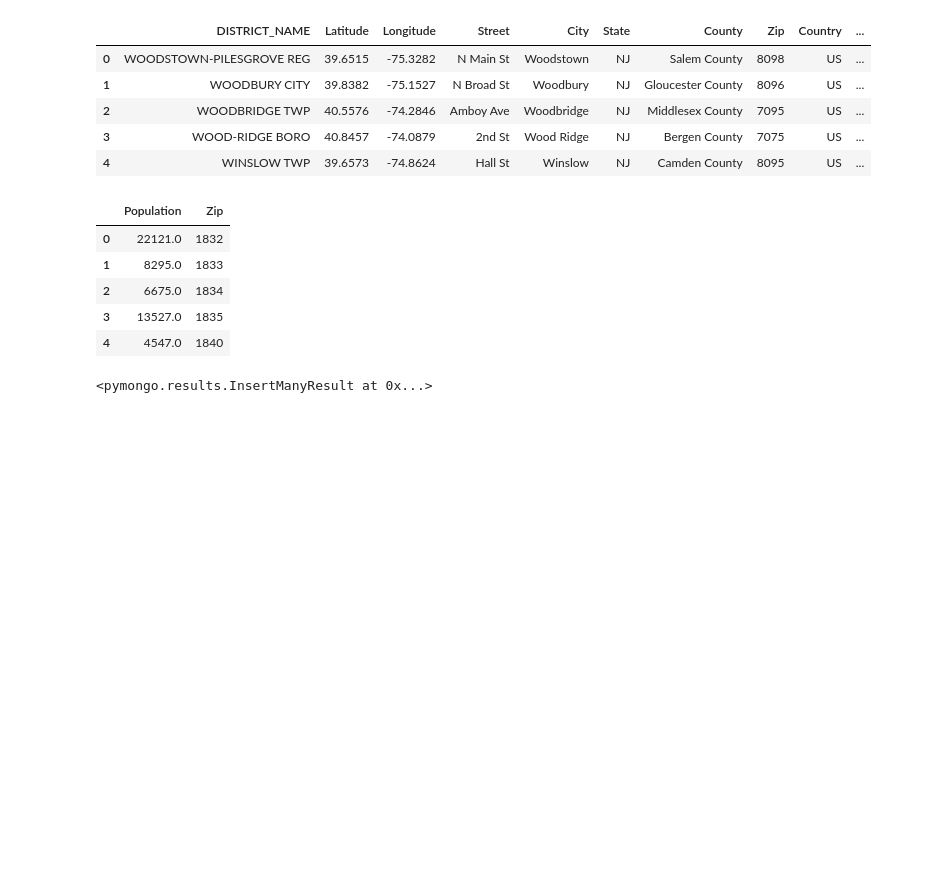
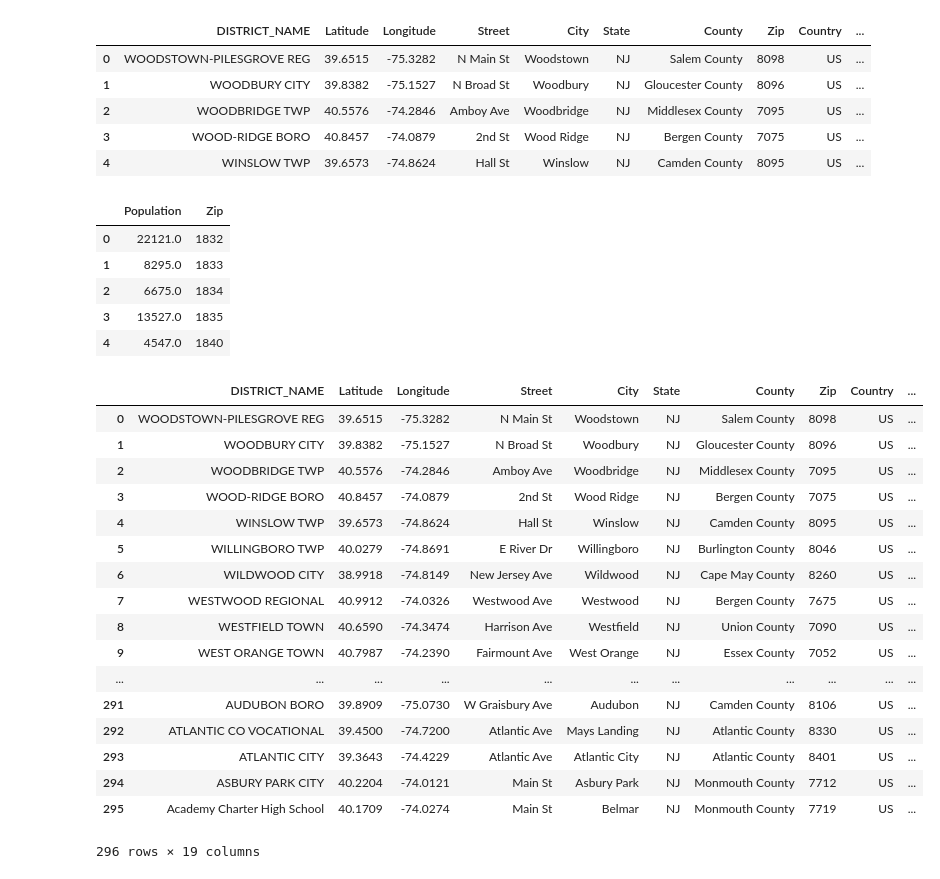
Before and after one commit to ramsun/nj-education, a Jupyter notebook: final_project.ipynb, the cells around one changed output. Cells and saved outputs as stored; diff of their text form; code cells hidden in the pictures; blank space fills up the shorter version.

```diff
--- a/final_project.ipynb
+++ b/final_project.ipynb
@@ -165,18 +167,42 @@ population_df.head()
 # %%
 result_df = pd.merge(census_df,
                 population_df,
                 how='left',
                 on='Zip'
                 )
+result_df
+# %% [output]
+|  | DISTRICT_NAME | Latitude | Longitude | Street | City | State | County | Zip | Country | ... |
+| 0 | WOODSTOWN-PILESGROVE REG | 39.6515 | -75.3282 | N Main St | Woodstown | NJ | Salem County | 8098 | US | ... |
+| 1 | WOODBURY CITY | 39.8382 | -75.1527 | N Broad St | Woodbury | NJ | Gloucester County | 8096 | US | ... |
+| 2 | WOODBRIDGE TWP | 40.5576 | -74.2846 | Amboy Ave | Woodbridge | NJ | Middlesex County | 7095 | US | ... |
+| 3 | WOOD-RIDGE BORO | 40.8457 | -74.0879 | 2nd St | Wood Ridge | NJ | Bergen County | 7075 | US | ... |
+| 4 | WINSLOW TWP | 39.6573 | -74.8624 | Hall St | Winslow | NJ | Camden County | 8095 | US | ... |
+| 5 | WILLINGBORO TWP | 40.0279 | -74.8691 | E River Dr | Willingboro | NJ | Burlington County | 8046 | US | ... |
+| 6 | WILDWOOD CITY | 38.9918 | -74.8149 | New Jersey Ave | Wildwood | NJ | Cape May County | 8260 | US | ... |
+| 7 | WESTWOOD REGIONAL | 40.9912 | -74.0326 | Westwood Ave | Westwood | NJ | Bergen County | 7675 | US | ... |
+| 8 | WESTFIELD TOWN | 40.6590 | -74.3474 | Harrison Ave | Westfield | NJ | Union County | 7090 | US | ... |
+| 9 | WEST ORANGE TOWN | 40.7987 | -74.2390 | Fairmount Ave | West Orange | NJ | Essex County | 7052 | US | ... |
+| ... | ... | ... | ... | ... | ... | ... | ... | ... | ... | ... |
+| 291 | AUDUBON BORO | 39.8909 | -75.0730 | W Graisbury Ave | Audubon | NJ | Camden County | 8106 | US | ... |
+| 292 | ATLANTIC CO VOCATIONAL | 39.4500 | -74.7200 | Atlantic Ave | Mays Landing | NJ | Atlantic County | 8330 | US | ... |
+| 293 | ATLANTIC CITY | 39.3643 | -74.4229 | Atlantic Ave | Atlantic City | NJ | Atlantic County | 8401 | US | ... |
+| 294 | ASBURY PARK CITY | 40.2204 | -74.0121 | Main St | Asbury Park | NJ | Monmouth County | 7712 | US | ... |
+| 295 | Academy Charter High School | 40.1709 | -74.0274 | Main St | Belmar | NJ | Monmouth County | 7719 | US | ... |
+296 rows × 19 columns
 # %%
-result = pd.merge(frame,
-                frame_budget,
-                how='left',
-                on='DISTRICT_NAME'
-                )
+
+
+result = frame.join(frame_budget, on='YEAR', how='left', lsuffix='_left', rsuffix='_right')
+#     df.rename(index=str, columns={"A": "a", "C": "c"})
+result = result.rename(index = str, columns={'DISTRICT_NAME_left' : 'DISTRICT_NAME'})
+
+
 final_df = pd.merge(result, result_df, how ='left', on = 'DISTRICT_NAME')
 
-final_df = final_df.drop(columns=['YEAR_y', 'COUNTY_NAME_y'],  axis=1)
+# final_df = final_df.drop(columns=['YEAR_y', 'COUNTY_NAME_y'],  axis=1)
+final_df = final_df[final_df.GRADUATED_COUNT !=0]
+final_df
 
 final_dict = final_df.to_dict('records')
 final_dict
@@ -186,5 +212,8 @@ collection = db.education_data
 db.collection.drop()
 # add data to collection
 collection.insert_many(final_dict)
+
+# df.to_csv(r'Path where you want to store the exported CSV file\File Name.csv')
+final_df.to_csv(r'./data/merge_data.csv')
+
+# final_df.count()
-# %% [output]
-<pymongo.results.InsertManyResult at 0x...>
```
Also changed, not shown: parts of 2 cells of this notebook.
